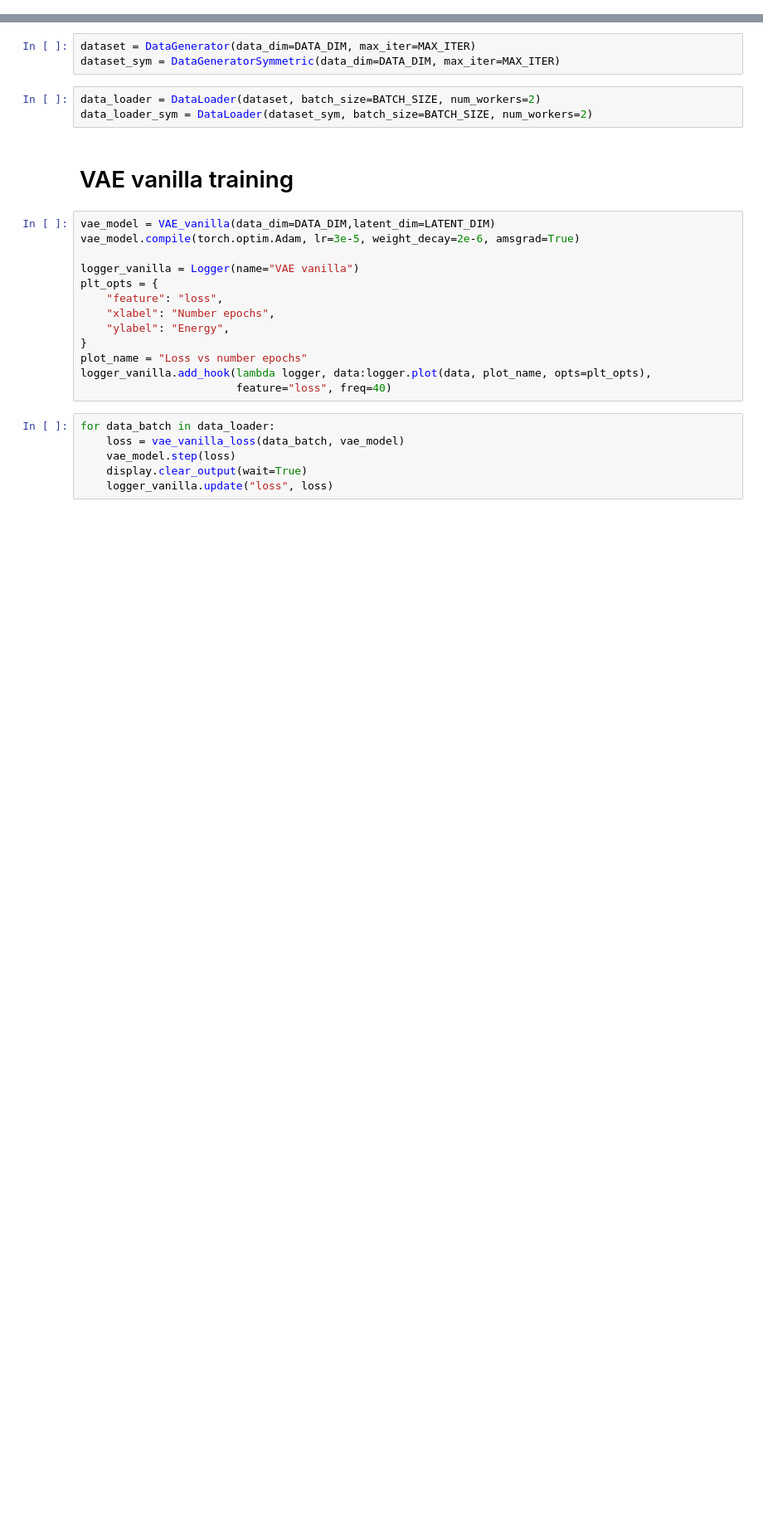
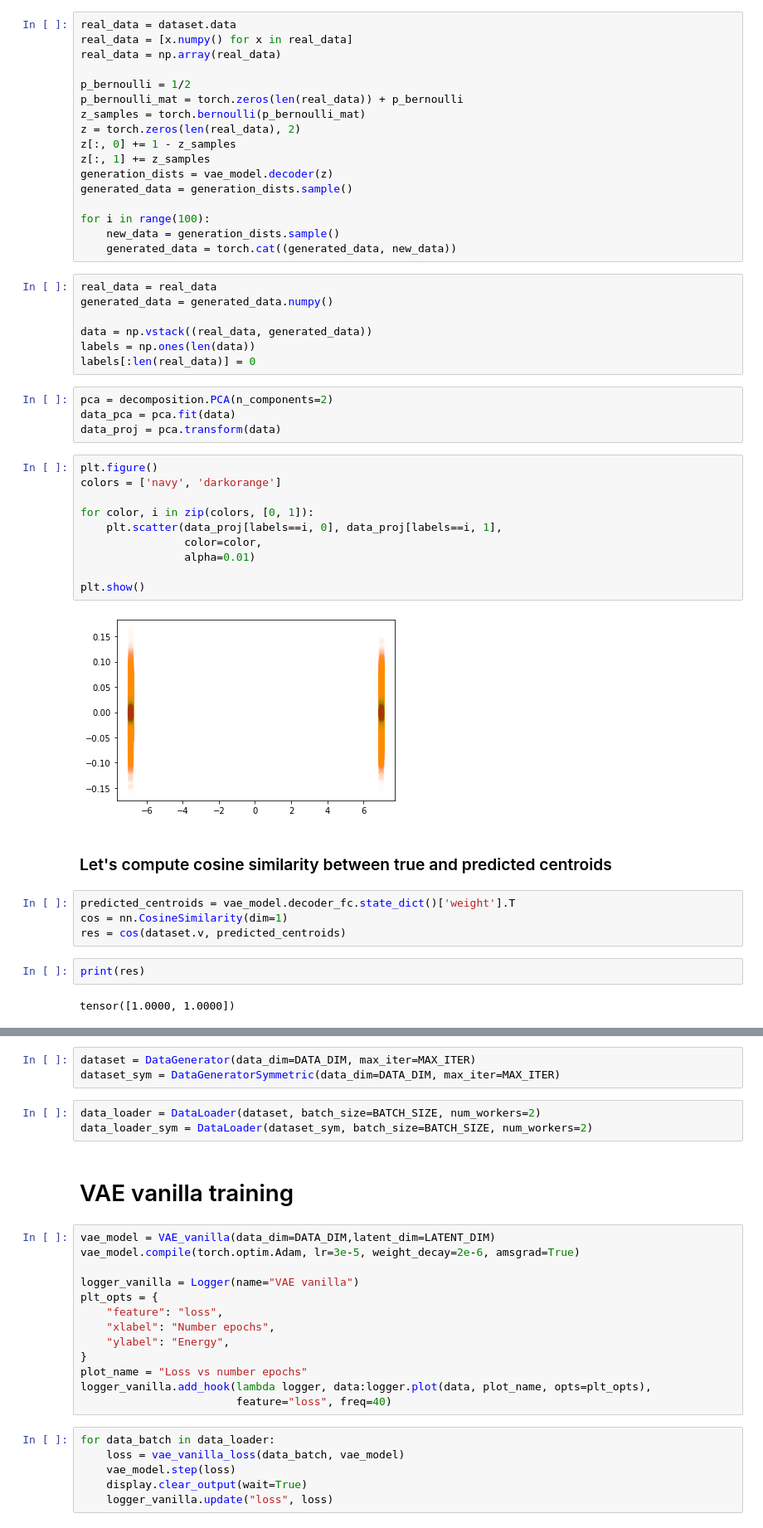
Before and after one commit to ykivva/vae_on_gaussian_mixture, a Jupyter notebook: experiments.ipynb, the cells around one changed output, grey strips where cells are left out. Shown at 83% size. Saved outputs shown, nothing was run; the diff lists cells and outputs as text; blank space fills up the shorter version.

Commit message:
feat:add implementation for any 2 centr

```diff
--- a/experiments.ipynb
+++ b/experiments.ipynb
@@ -30,0 +63,50 @@ BATCH_SIZE = 16
+# %%
+real_data = dataset.data
+real_data = [x.numpy() for x in real_data]
+real_data = np.array(real_data)
+
+p_bernoulli = 1/2
+p_bernoulli_mat = torch.zeros(len(real_data)) + p_bernoulli
+z_samples = torch.bernoulli(p_bernoulli_mat)
+z = torch.zeros(len(real_data), 2)
+z[:, 0] += 1 - z_samples
+z[:, 1] += z_samples
+generation_dists = vae_model.decoder(z)
+generated_data = generation_dists.sample()
+
+for i in range(100):
+    new_data = generation_dists.sample()
+    generated_data = torch.cat((generated_data, new_data))
+# %%
+real_data = real_data
+generated_data = generated_data.numpy()
+
+data = np.vstack((real_data, generated_data))
+labels = np.ones(len(data))
+labels[:len(real_data)] = 0
+# %%
+pca = decomposition.PCA(n_components=2)
+data_pca = pca.fit(data)
+data_proj = pca.transform(data)
+# %%
+plt.figure()
+colors = ['navy', 'darkorange']
+
+for color, i in zip(colors, [0, 1]):
+    plt.scatter(data_proj[labels==i, 0], data_proj[labels==i, 1],
+                color=color,
+                alpha=0.01)
+
+plt.show()
+# %% [output]
+[figure, added]
+# %% [markdown]
+### Let's compute cosine similarity between true and predicted centroids
+# %%
+predicted_centroids = vae_model.decoder_fc.state_dict()['weight'].T
+cos = nn.CosineSimilarity(dim=1)
+res = cos(dataset.v, predicted_centroids)
+# %%
+print(res)
+# %% [output]
+tensor([1.0000, 1.0000])
```
Also changed, not shown: parts of 156 cells of this notebook, 3 other files.
